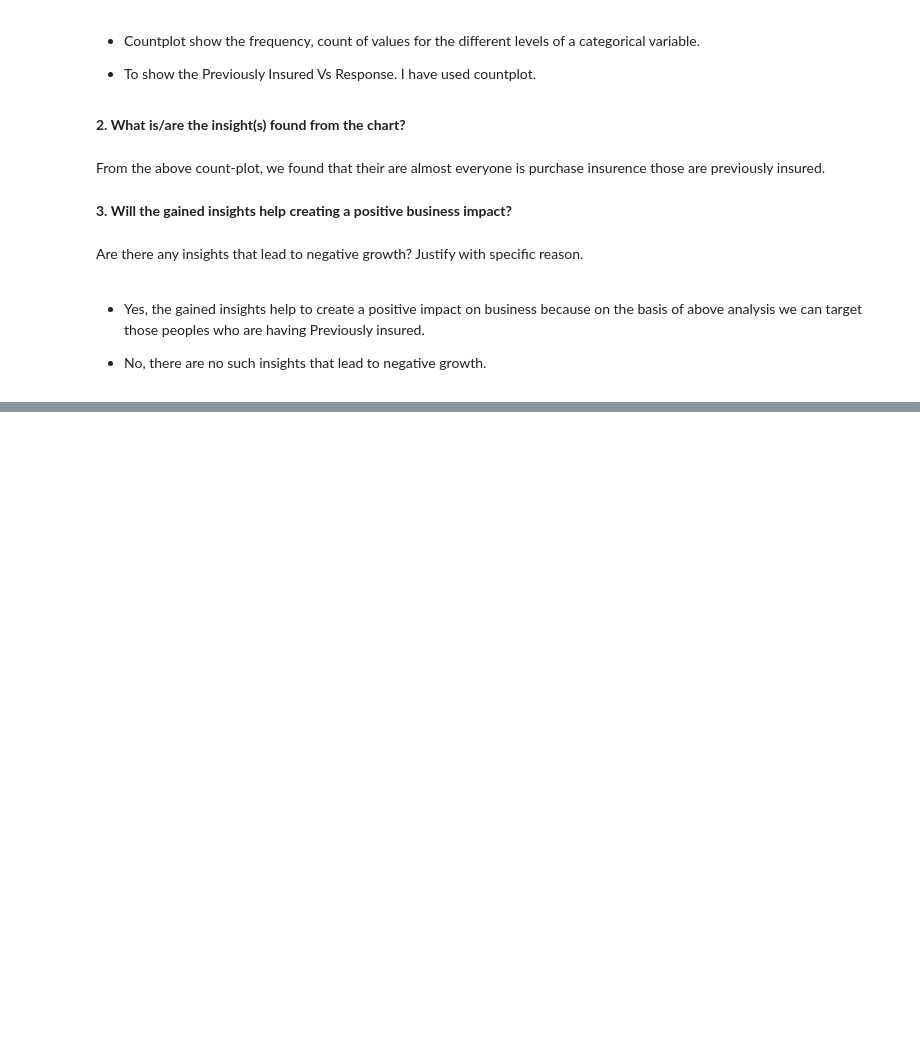
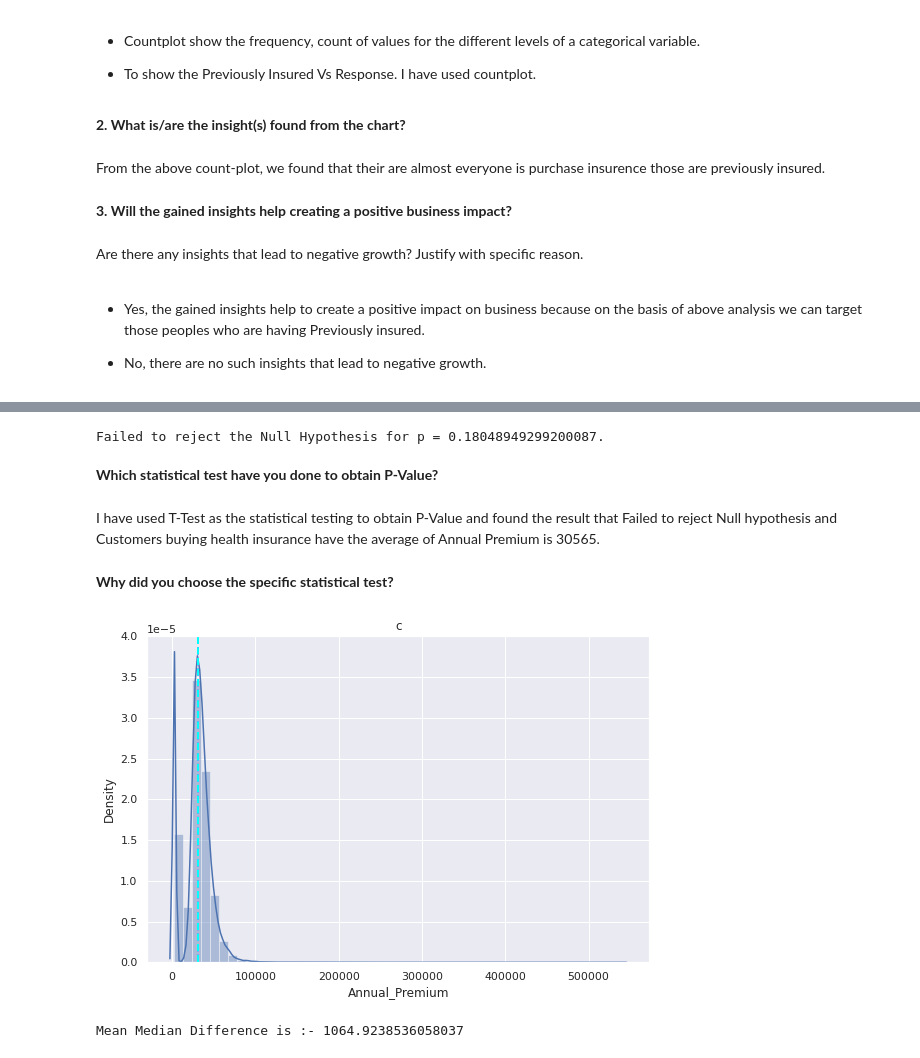
Before and after one commit to Sairindhrijena/Health-Insurance-Cross-Sell-Prediction, a Jupyter notebook: Health_Insurance_Cross_Sell_Prediction.ipynb, the cells around one changed output, grey strips where cells are left out. Cells and saved outputs as stored; diff of their text form; code cells hidden in the pictures; blank space fills up the shorter version.

```diff
--- a/Health_Insurance_Cross_Sell_Prediction.ipynb
+++ b/Health_Insurance_Cross_Sell_Prediction.ipynb
@@ -790,0 +913,3 @@ Are there any insights that lead to negative growth? Justify with specific reaso
+# %%
+#Taking sample from dataset
+sample = data.sample(frac=0.25)
@@ -790,0 +938,34 @@ Are there any insights that lead to negative growth? Justify with specific reaso
+# %%
+# Perform Statistical Test to obtain P-Value
+# Getting Z value
+z = findz.mean(hypothesis_number,sample_mean_1,size,std_1)
+# Getting P - Value
+p = p_value(z=z,tailed='d',t="true",hypothesis_number=hypothesis_number,data=sample,col="Annual_Premium")
+# Getting Conclusion
+print(conclusion(p))
+# %% [output]
+Failed to reject the Null Hypothesis for p = 0.18048949299200087.
+# %% [markdown]
+**Which statistical test have you done to obtain P-Value?**
+# %% [markdown]
+I have used T-Test as the statistical testing to obtain P-Value and found the result that Failed to reject Null hypothesis and Customers buying health insurance have the average of Annual Premium is 30565.
+# %% [markdown]
+**Why did you choose the specific statistical test?**
+# %%
+# Visualizing code of hist plot for required columns to know the data distibution
+
+fig=plt.figure(figsize=(9,6))
+ax=fig.gca()
+feature= (sample["Annual_Premium"])
+sns.distplot(sample["Annual_Premium"])
+ax.axvline(feature.mean(),color='magenta', linestyle='dashed', linewidth=2)
+ax.axvline(feature.median(),color='cyan', linestyle='dashed', linewidth=2)
+ax.set_title('c')
+plt.show()
+# %% [output]
+[figure, added]
+# %%
+mean_median_difference=sample["Annual_Premium"].median()- sample["Annual_Premium"].mean()
+print("Mean Median Difference is :-",mean_median_difference)
+# %% [output]
+Mean Median Difference is :- 1064.9238536058037
```
Also changed, not shown: parts of 29 cells of this notebook.
